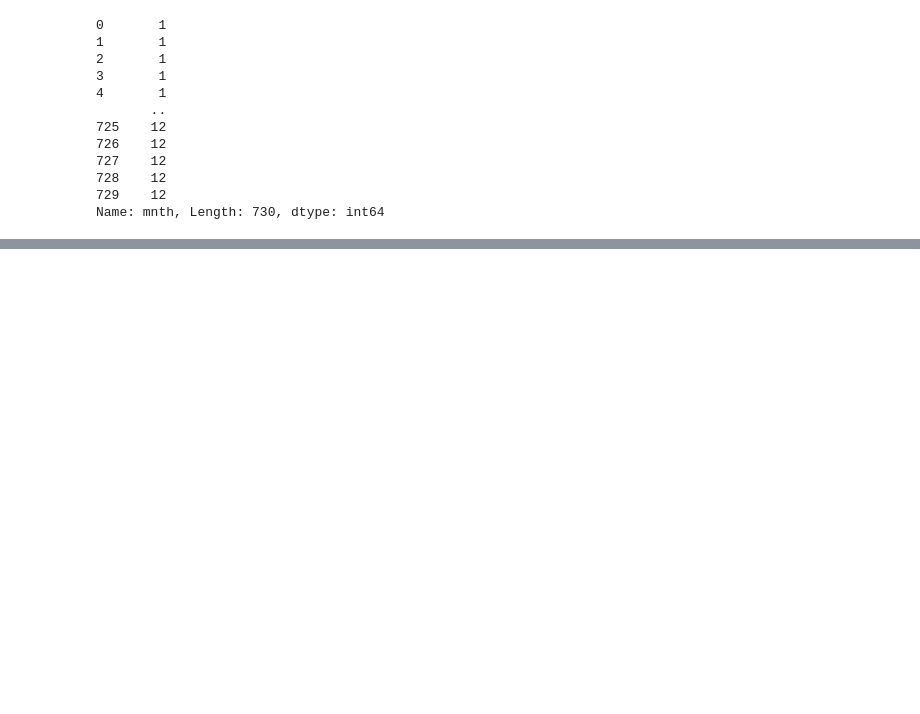
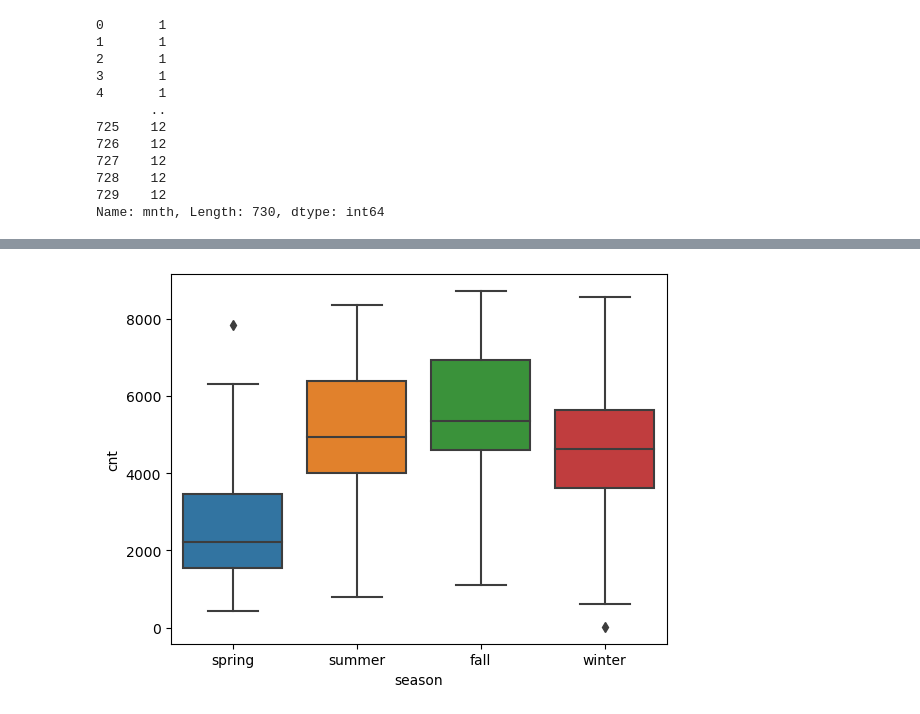
Before and after one commit to Jithendrian/LinearRegressionAssignment, a Jupyter notebook: BikeSharingAssignment_Jithendrian.ipynb, the cells around one changed output, grey strips where cells are left out. Cells and saved outputs as stored; diff of their text form; code cells hidden in the pictures; blank space fills up the shorter version.

```diff
--- a/BikeSharingAssignment_Jithendrian.ipynb
+++ b/BikeSharingAssignment_Jithendrian.ipynb
@@ -215,7 +215,7 @@ month_dictionary
 # %%
 def month_map(x):
     global month_dictionary
-    return month_dictionary[x]
+    return month_dictionary[x][:3]
 # %%
 bike['mnth']
 # %% [output]
@@ -250 +250,7 @@ bike.mnth
 Name: mnth, Length: 730, dtype: object
+# %%
+def year_map(x):
+    year_dictionary = {0: '2018', 1:'2019'}
+    return year_dictionary[x]
+# %%
+bike['yr'] = bike['yr'].apply(year_map)
@@ -250,0 +272,6 @@ Name: mnth, Length: 730, dtype: object
+# %%
+indicators = ['season', 'mnth', 'yr', 'weekday','workingday','holiday']
+sns.boxplot(data=bike, x='season', y='cnt')
+plt.show()
+# %% [output]
+[figure, added]
```
Also changed, not shown: parts of 32 cells of this notebook.
